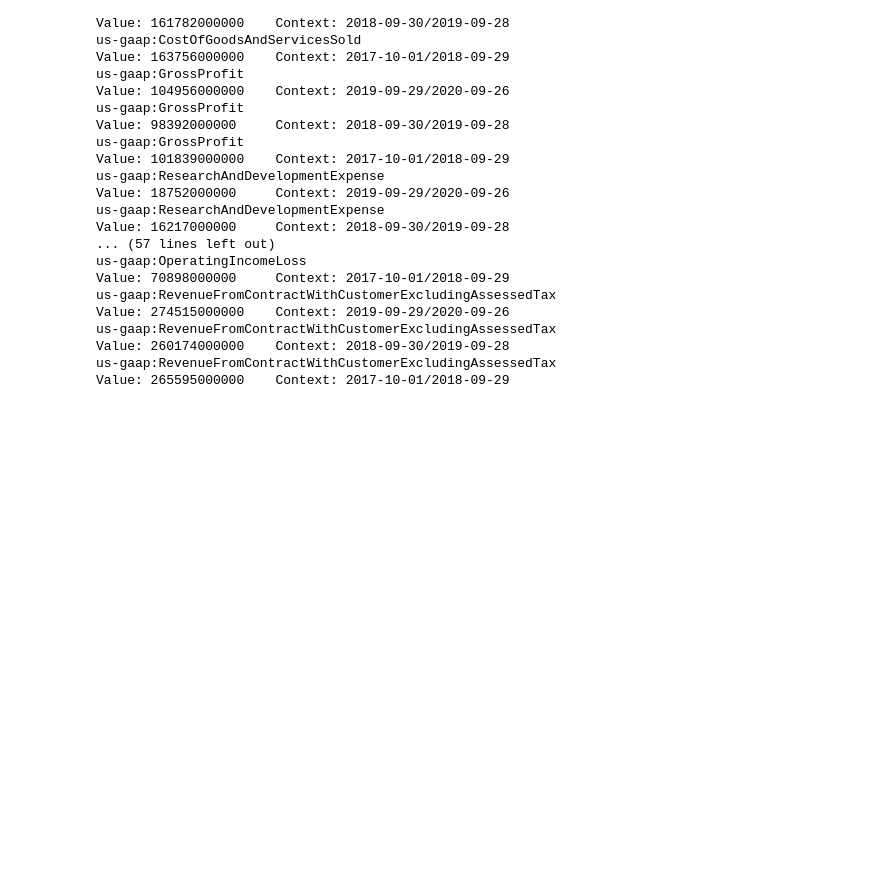
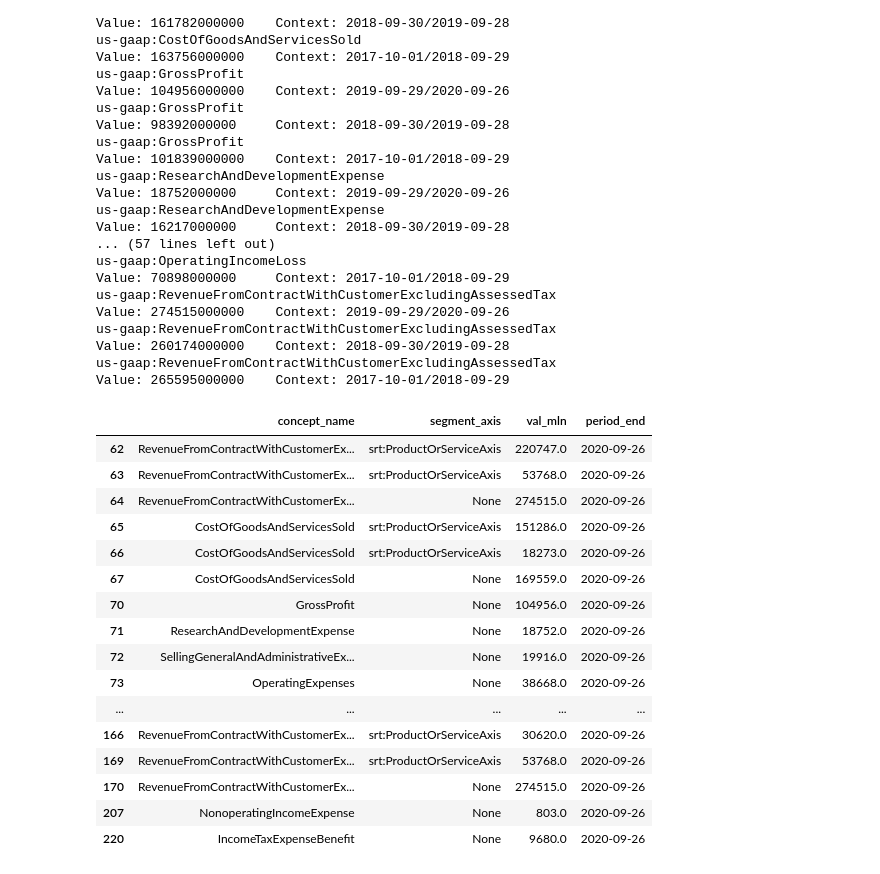
Before and after one commit to reeyarn/openesef, a Jupyter notebook: examples/apple_2020.ipynb, the cells around one changed output. Saved outputs shown, nothing was run; the diff lists cells and outputs as text; code cells hidden in the pictures; blank space fills up the shorter version.

```diff
--- a/examples/apple_2020.ipynb
+++ b/examples/apple_2020.ipynb
@@ -154,3 +154,39 @@ us-gaap:OperatingIncomeLoss
 us-gaap:RevenueFromContractWithCustomerExcludingAssessedTax                                Value: 274515000000    Context: 2019-09-29/2020-09-26
 us-gaap:RevenueFromContractWithCustomerExcludingAssessedTax                                Value: 260174000000    Context: 2018-09-30/2019-09-28
 us-gaap:RevenueFromContractWithCustomerExcludingAssessedTax                                Value: 265595000000    Context: 2017-10-01/2018-09-29
+# %%
+from openesef.engines.tax_pres import ins_facts
+
+def is_numeric(x):
+    try:
+        float(x)
+        return True
+    except (ValueError, TypeError):
+        return False
+
+fact_df = ins_facts(xid, tax)
+fact_df["val_mln"] = fact_df["value"].apply(lambda x: float(x)/1000000 if is_numeric(x) and float(x) > 1000000 else x)
+fact_df.sort_values(by='fact_id_num', inplace=True)
+fact_df = fact_df.loc[fact_df.fact_included ]
+current_period_string = fact_df.period_string.value_counts().index[0]
+current_facts = fact_df[fact_df.period_string == current_period_string].reset_index(drop=True)
+
+current_facts.loc[(current_facts['statement_name'] == 'CONSOLIDATEDSTATEMENTSOFOPERATIONS')  , ['concept_name', "segment_axis", 'val_mln', 'period_end']].head(30)
+# %% [output]
+|  | concept_name | segment_axis | val_mln | period_end |
+| 62 | RevenueFromContractWithCustomerEx... | srt:ProductOrServiceAxis | 220747.0 | 2020-09-26 |
+| 63 | RevenueFromContractWithCustomerEx... | srt:ProductOrServiceAxis | 53768.0 | 2020-09-26 |
+| 64 | RevenueFromContractWithCustomerEx... | None | 274515.0 | 2020-09-26 |
+| 65 | CostOfGoodsAndServicesSold | srt:ProductOrServiceAxis | 151286.0 | 2020-09-26 |
+| 66 | CostOfGoodsAndServicesSold | srt:ProductOrServiceAxis | 18273.0 | 2020-09-26 |
+| 67 | CostOfGoodsAndServicesSold | None | 169559.0 | 2020-09-26 |
+| 70 | GrossProfit | None | 104956.0 | 2020-09-26 |
+| 71 | ResearchAndDevelopmentExpense | None | 18752.0 | 2020-09-26 |
+| 72 | SellingGeneralAndAdministrativeEx... | None | 19916.0 | 2020-09-26 |
+| 73 | OperatingExpenses | None | 38668.0 | 2020-09-26 |
+| ... | ... | ... | ... | ... |
+| 166 | RevenueFromContractWithCustomerEx... | srt:ProductOrServiceAxis | 30620.0 | 2020-09-26 |
+| 169 | RevenueFromContractWithCustomerEx... | srt:ProductOrServiceAxis | 53768.0 | 2020-09-26 |
+| 170 | RevenueFromContractWithCustomerEx... | None | 274515.0 | 2020-09-26 |
+| 207 | NonoperatingIncomeExpense | None | 803.0 | 2020-09-26 |
+| 220 | IncomeTaxExpenseBenefit | None | 9680.0 | 2020-09-26 |
```
Also changed, not shown: parts of 2 cells of this notebook.
